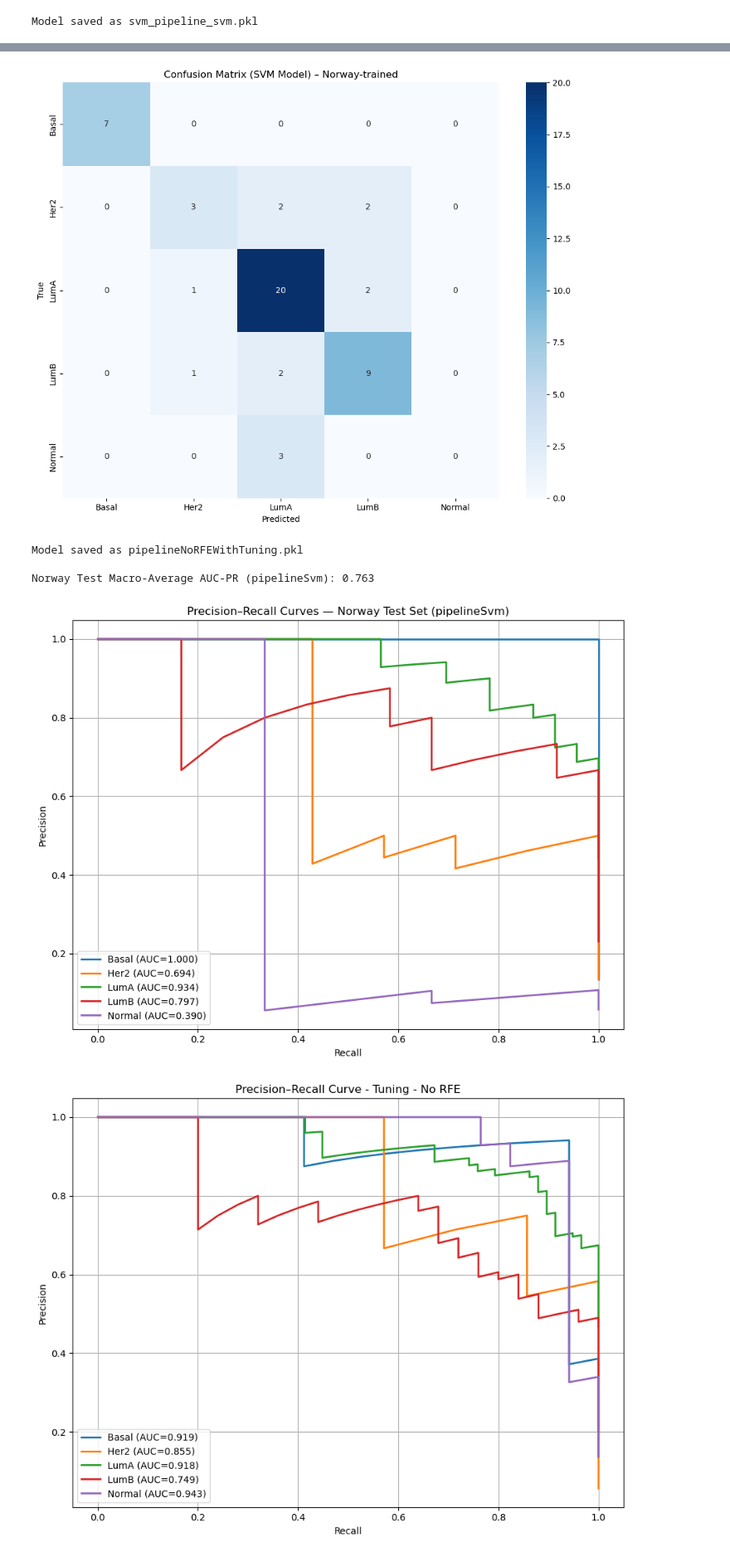
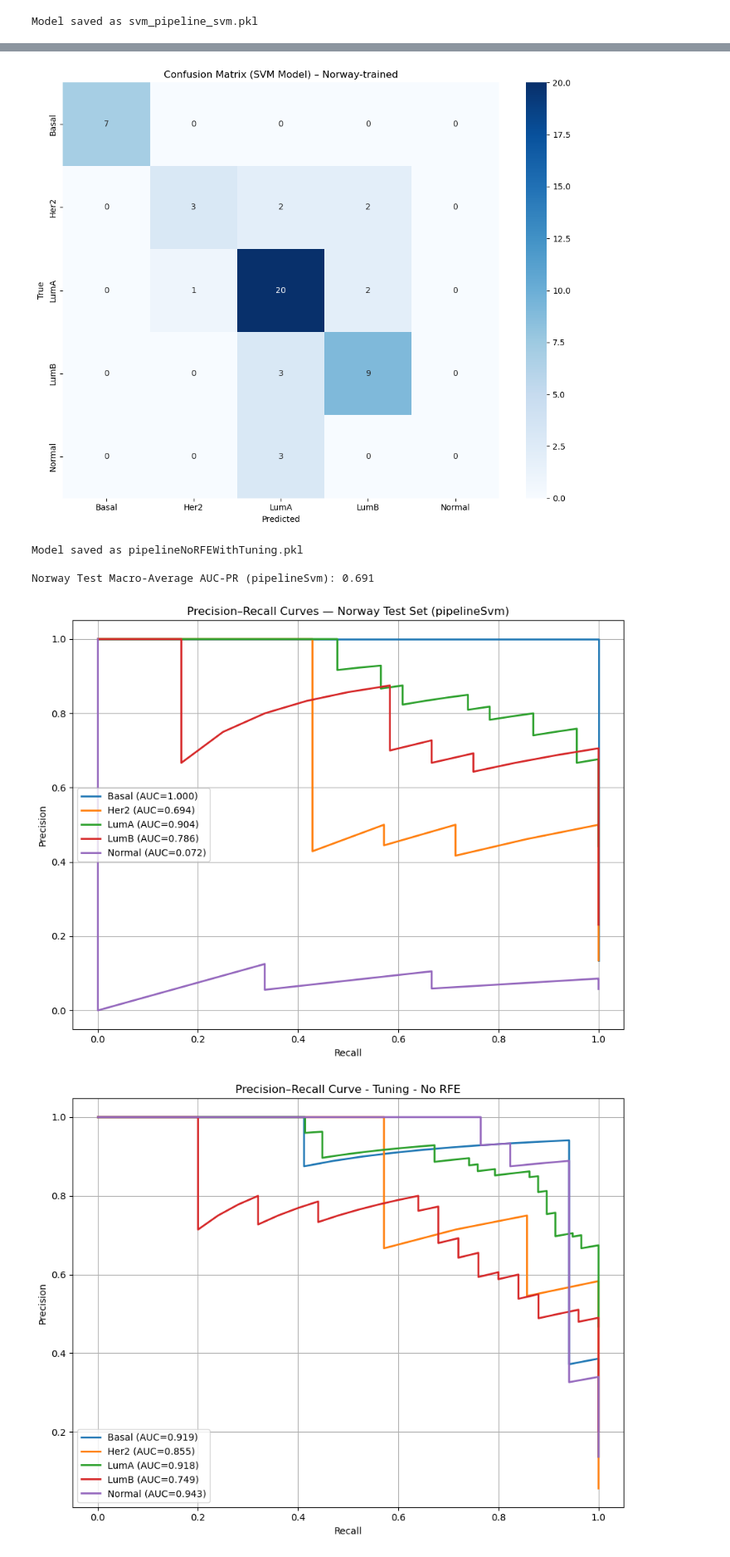
Before and after one commit to Alvinator24/BioinfoThesis, a Jupyter notebook: SVM/MAIN_SVM_NOTEBOOK.ipynb, the cells around one changed output, grey strips where cells are left out. Shown at 83% size. Drawn from its saved outputs; the diff is of its cells as text; code cells hidden in the pictures.

Commit message:
continued training

```diff
--- a/SVM/MAIN_SVM_NOTEBOOK.ipynb
+++ b/SVM/MAIN_SVM_NOTEBOOK.ipynb
@@ -201,20 +201,51 @@ Model saved as svm_pipeline_svm.pkl
 # %%
 from sklearn.metrics import accuracy_score, classification_report, confusion_matrix, precision_recall_curve, auc
 from sklearn.preprocessing import label_binarize
-import matplotlib.pyplot as plt
-import seaborn as sns
-import numpy as np
-import joblib
+
+from scipy.stats import loguniform, randint
 
 # -------------------------------
 # Train SVM on NORWAY training set
 # -------------------------------
 pipelineNoRFEWithTuning = ImbPipeline([
-    ('svm', SVC(kernel='linear', C= 0.10051981180656774,
+    ('svm', SVC(kernel='linear',
                 probability=True,
                 random_state=42))
 ])
 
+param_dist = [
+    {  # linear
+        'svm__kernel': ['linear'],
+        'svm__C': loguniform(1e-3, 1e3)
+    },
+    {  # rbf
+        'svm__kernel': ['rbf'],
+        'svm__C': loguniform(1e-3, 1e3),
+        'svm__gamma': loguniform(1e-6, 1e-1)
+    },
+    {  # poly
+        'svm__kernel': ['poly'],
+        'svm__C': loguniform(1e-3, 1e3),
+        'svm__gamma': loguniform(1e-6, 1e-1),
+        'svm__degree': randint(2, 6),
+        'svm__coef0': loguniform(1e-3, 1e1)
+    }
+]
+
+rand = RandomizedSearchCV(
+    estimator=pipelineNoRFEWithTuning,
+    param_distributions=param_dist,
+    n_iter=50,
+    scoring='f1_weighted',
+    cv=3,
+    n_jobs=-2,
+    verbose=3,
+    random_state=42
+)
+
+rand.fit(X_train, y_train)
+print(rand.best_params_)
+pipelineNoRFEWithTuning = rand.best_estimator_
 
 pipelineNoRFEWithTuning.fit(X_train_Norway, y_train_Norway)
 
@@ -290,8 +324,8 @@ weighted avg       0.70      0.75      0.72        52
 [figure]
 Model saved as pipelineNoRFEWithTuning.pkl
 
-Norway Test Macro-Average AUC-PR (pipelineSvm): 0.763
+Norway Test Macro-Average AUC-PR (pipelineSvm): 0.691
-[figure, old version]
+[figure, new version]
 # %%
 # --- PRECISION–RECALL CURVE (MULTICLASS OVERRIDE) ---
 from sklearn.metrics import precision_recall_curve, auc
```
Also changed, not shown: parts of 3 cells of this notebook, 1 other file.
